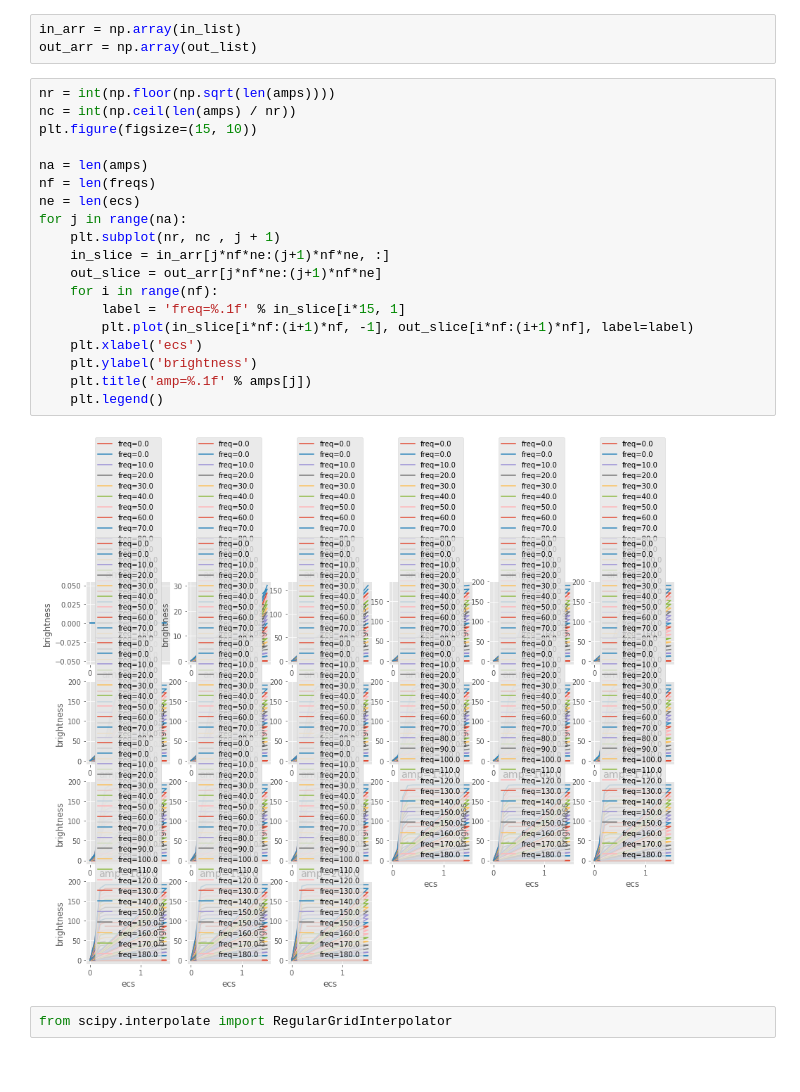
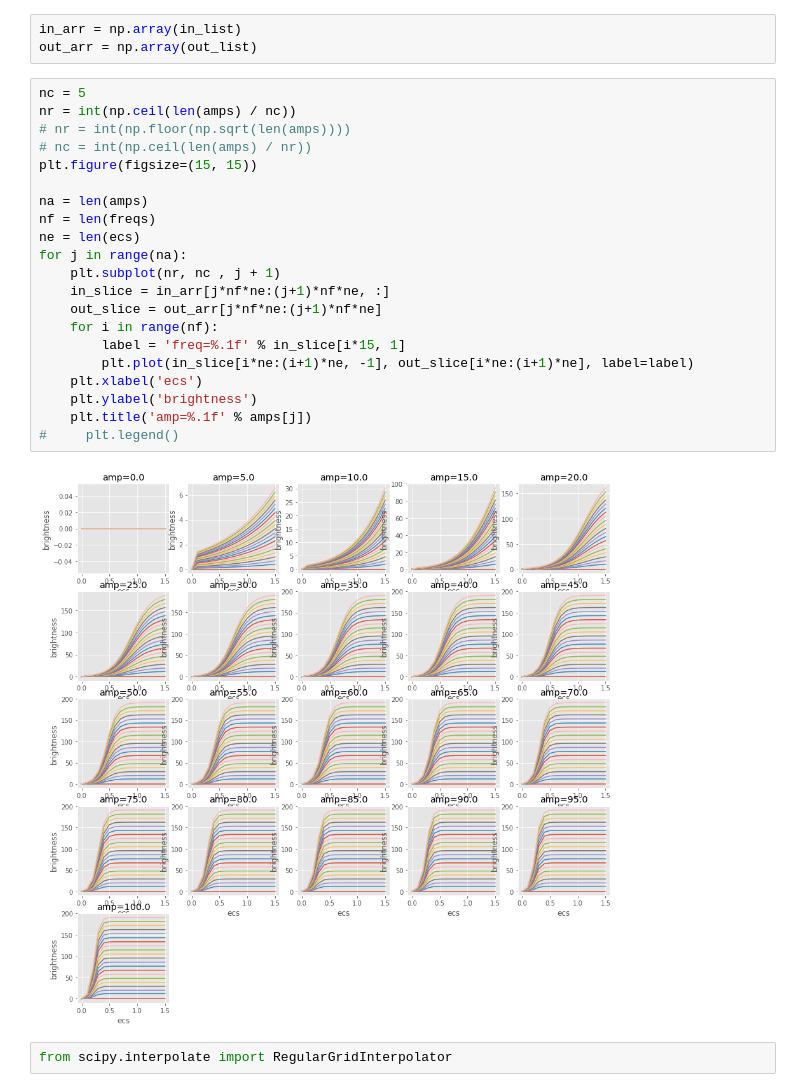
Before and after one commit to mbeyeler/pulse2percept, a Jupyter notebook: examples/notebooks/2.0-tm-approx.ipynb, the cells around one changed output. Cells and saved outputs as stored; diff of their text form.

```diff
--- a/examples/notebooks/2.0-tm-approx.ipynb
+++ b/examples/notebooks/2.0-tm-approx.ipynb
@@ -52,26 +52,28 @@ in_list, out_list = pickle.load(open('temporal-model-amps-freqs-ecs.dat', 'rb'))
 in_arr = np.array(in_list)
 out_arr = np.array(out_list)
 # %%
-nr = int(np.floor(np.sqrt(len(amps))))
-nc = int(np.ceil(len(amps) / nr))
-plt.figure(figsize=(15, 10))
+nc = 5
+nr = int(np.ceil(len(amps) / nc))
+# nr = int(np.floor(np.sqrt(len(amps))))
+# nc = int(np.ceil(len(amps) / nr))
+plt.figure(figsize=(15, 15))
 
 na = len(amps)
 nf = len(freqs)
 ne = len(ecs)
 for j in range(na):
     plt.subplot(nr, nc , j + 1)
     in_slice = in_arr[j*nf*ne:(j+1)*nf*ne, :]
     out_slice = out_arr[j*nf*ne:(j+1)*nf*ne]
     for i in range(nf):
         label = 'freq=%.1f' % in_slice[i*15, 1]
-        plt.plot(in_slice[i*nf:(i+1)*nf, -1], out_slice[i*nf:(i+1)*nf], label=label)
+        plt.plot(in_slice[i*ne:(i+1)*ne, -1], out_slice[i*ne:(i+1)*ne], label=label)
     plt.xlabel('ecs')
     plt.ylabel('brightness')
     plt.title('amp=%.1f' % amps[j])
-    plt.legend()
+#     plt.legend()
 # %% [output]
-[figure, old version]
+[figure, new version]
 # %%
 from scipy.interpolate import RegularGridInterpolator
 # %%
```
Also changed, not shown: parts of 3 cells of this notebook, 4 other files.
